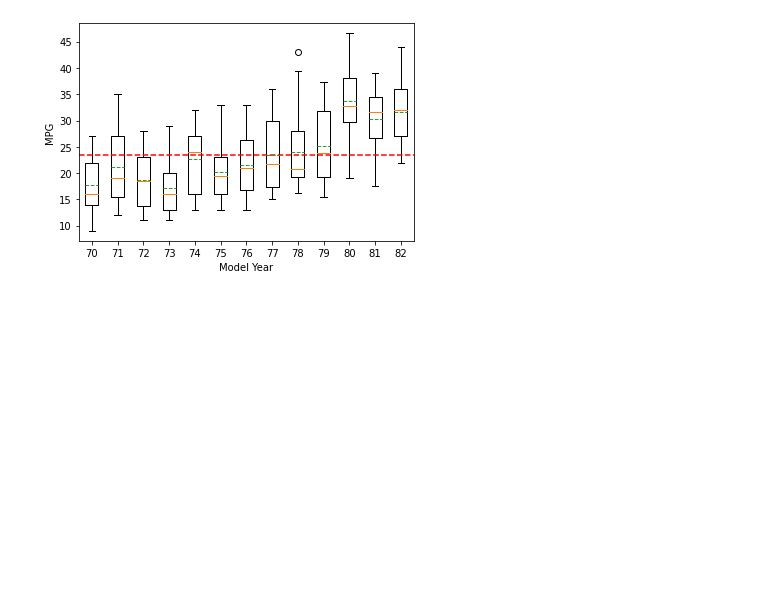
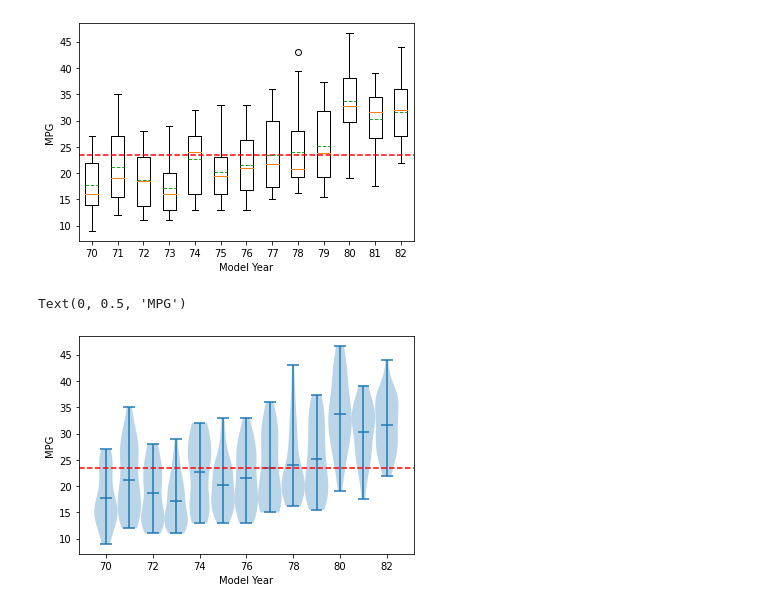
Before and after one commit to sdwarka/ipynb-test, a Jupyter notebook: graph-doodles.ipynb, the cells around one changed output. Cells and saved outputs as stored; diff of their text form; code cells hidden in the pictures; blank space fills up the shorter version.

```diff
--- a/graph-doodles.ipynb
+++ b/graph-doodles.ipynb
@@ -186,7 +174,7 @@ plt.axhline(data.mpg.mean(), linestyle="dashed", color='r')
 # %% [markdown]
 #### "write a function" to generate boxplot based on model_year vs. mpg
 # %%
-def get_boxplot_data(df, forcols):
+def get_plot_data(df, forcols):
     '''
         df: DataFrame
         forcol: boxplot data for which col
@@ -199,7 +187,7 @@ def get_boxplot_data(df, forcols):
     return df_arr, unique_vals
     #print(unique_vals[0])
 
-arr, x_vals = get_boxplot_data(data, "model_year")
+arr, x_vals = get_plot_data(data, "model_year")
 plt.boxplot(arr, labels=x_vals, showmeans=True, meanline=True)
 plt.axhline(data.mpg.mean(), linestyle="dashed", color='r')
 plt.xlabel("Model Year")
@@ -207,3 +195,11 @@ plt.ylabel("MPG")
 # %% [output]
 Text(0, 0.5, 'MPG')
 [figure]
+# %%
+plt.violinplot(arr, positions = x_vals, showmeans=True, widths=1)
+plt.axhline(data.mpg.mean(), linestyle="dashed", color='r')
+plt.xlabel("Model Year")
+plt.ylabel("MPG")
+# %% [output]
+Text(0, 0.5, 'MPG')
+[figure, added]
```
Also changed, not shown: parts of 4 cells of this notebook.
